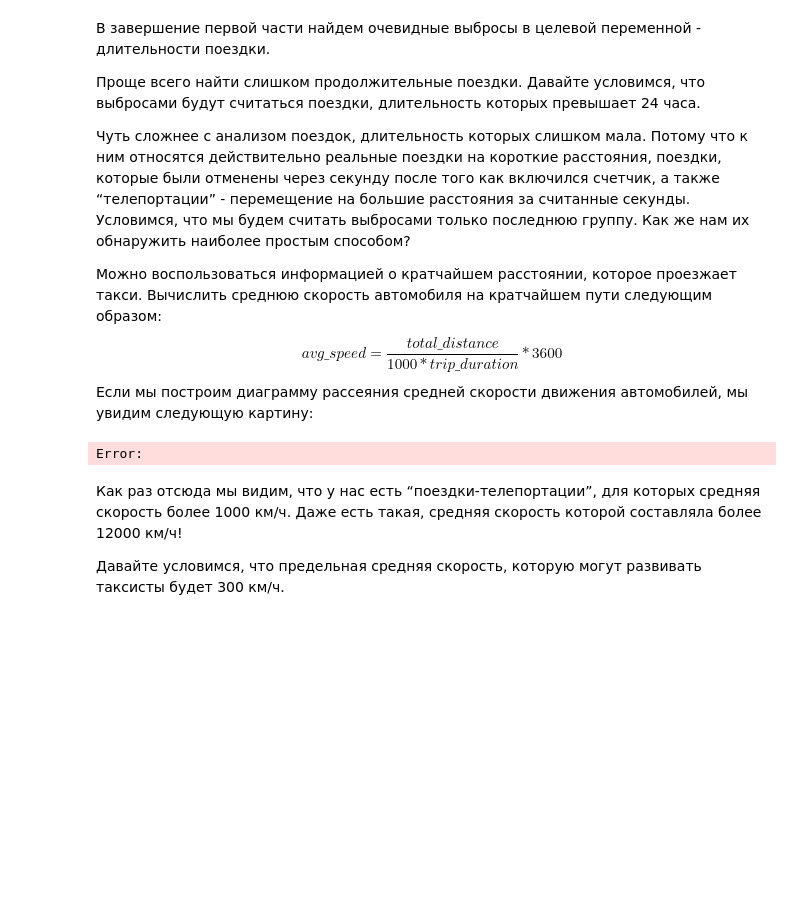
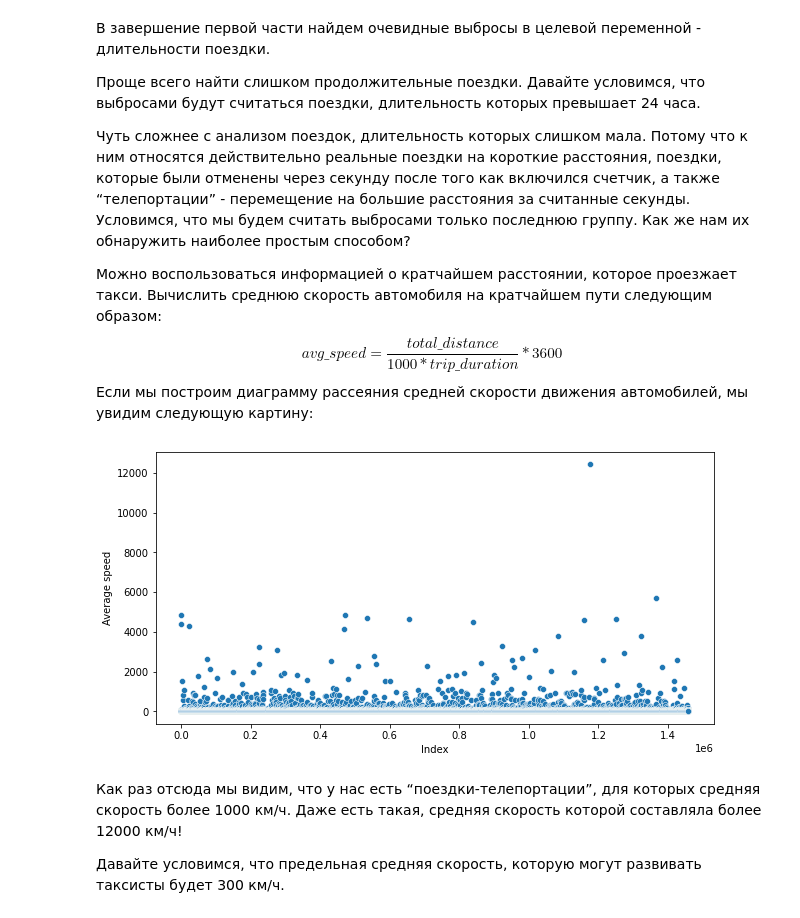
Before and after one commit to sphinxscorp/SF_data_science, a Jupyter notebook: PROJECT-5. Задача регрессии/Project-5._Ноутбук-шаблон.ipynb, the cells around one changed output. Drawn from its saved outputs; the diff is of its cells as text; code cells hidden in the pictures; blank space fills up the shorter version.

```diff
--- a/PROJECT-5. Задача регрессии/Project-5._Ноутбук-шаблон.ipynb
+++ b/PROJECT-5. Задача регрессии/Project-5._Ноутбук-шаблон.ipynb
@@ -316,0 +376,24 @@ Error:
+# %%
+weather_data = pd.read_csv('data/weather_data.csv')
+
+def add_weather_features(taxi_df, weather_df):
+    weather_df['time'] = pd.to_datetime(weather_df['time'])
+    weather_df['date'] = weather_df['time'].dt.date
+    weather_df['hour'] = weather_df['time'].dt.hour
+
+    weather_columns = [
+        'date', 'hour', 'temperature', 'visibility',
+        'wind speed', 'precip', 'events'
+    ]
+
+    merged_df = taxi_df.merge(
+        weather_df[weather_columns],
+        left_on=['pickup_date', 'pickup_hour'],
+        right_on=['date', 'hour'],
+        how='left'
+    )
+    merged_df = merged_df.drop(['date', 'hour'], axis=1)
+    return merged_df
+# %%
+taxi_weather = add_weather_features(taxi_geocl, weather_data)
+taxi_weather.head()
@@ -330,0 +427,13 @@ Error:
+# %%
+def fill_null_weather_data(taxi_df):
+    col = ['temperature', 'visibility', 'wind speed', 'precip']
+    taxi_df[col] = taxi_df[col].fillna(
+    taxi_df.groupby('pickup_date')[col].transform('median'))
+    taxi_df['events'] = taxi_df['events'].fillna('None')
+    taxi_df['total_distance'] = taxi_df['total_distance'].fillna(taxi_df['total_distance'].median(skipna=True))
+    taxi_df['total_travel_time'] = taxi_df['total_travel_time'].fillna(taxi_df['total_travel_time'].median(skipna=True))
+    taxi_df['number_of_steps'] = taxi_df['number_of_steps'].fillna(taxi_df['number_of_steps'].median(skipna=True))
+    return taxi_df
+# %%
+taxi_weather_fill = fill_null_weather_data(taxi_weather)
+taxi_weather_fill.head()
@@ -340,13 +461,14 @@ Error:
 $$avg\_speed= \frac{total\_distance}{1000*trip\_duration}*3600$$
 Если мы построим диаграмму рассеяния средней скорости движения автомобилей, мы увидим следующую картину:
 # %%
+taxi_data = taxi_weather_fill
 avg_speed = taxi_data['total_distance'] / taxi_data['trip_duration'] * 3.6
 fig, ax = plt.subplots(figsize=(10, 5))
 sns.scatterplot(x=avg_speed.index, y=avg_speed, ax=ax)
 ax.set_xlabel('Index')
 ax.set_ylabel('Average speed');
 # %% [output]
-Error:
+[figure, added]
 # %% [markdown]
 Как раз отсюда мы видим, что у нас есть “поездки-телепортации”, для которых средняя скорость более 1000 км/ч. Даже есть такая, средняя скорость которой составляла более 12000 км/ч!
 
```
Also changed, not shown: parts of 79 cells of this notebook, 2 other files.
